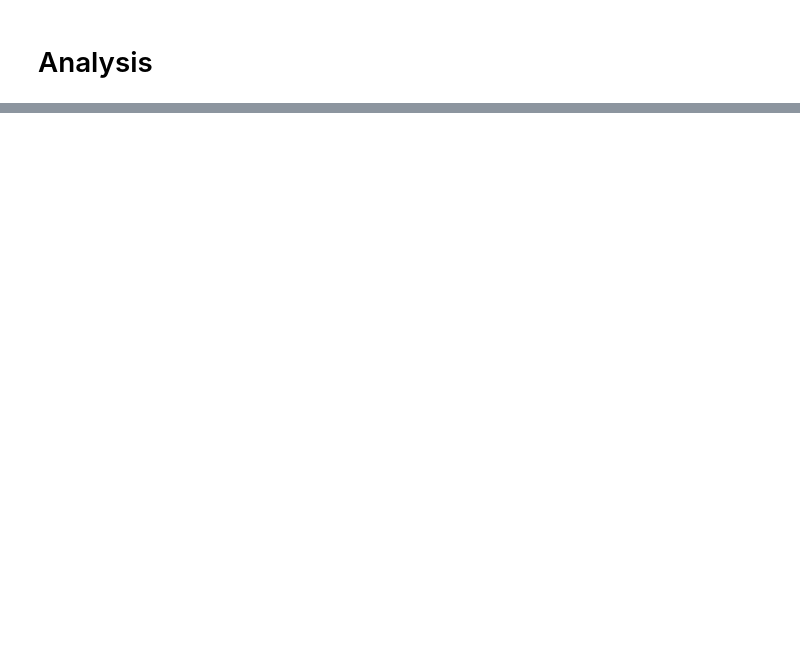
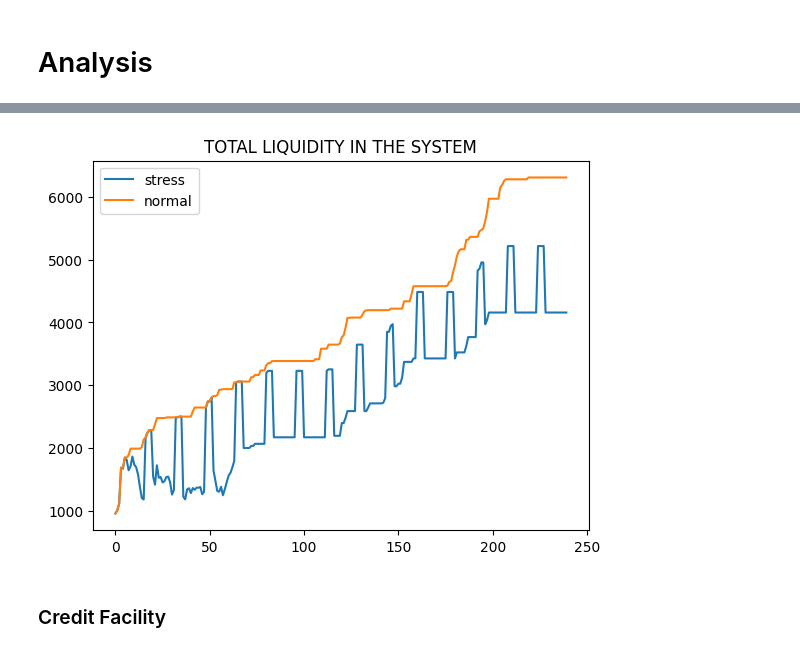
Before and after one commit to hanzholahs/PSSimPy-Use-Case-for-Bank-Failure, a Jupyter notebook: analysis.ipynb, the cells around one changed output, grey strips where cells are left out. Saved outputs shown, nothing was run; the diff lists cells and outputs as text; code cells hidden in the pictures; blank space fills up the shorter version.

```diff
--- a/analysis.ipynb
+++ b/analysis.ipynb
@@ -48,0 +148,9 @@ for file in [file for file in os.listdir() if file.endswith('.csv')]:
+# %%
+import re
+
+blnc_normal = pd.read_csv('sim-normal-account_balance.csv')
+blnc_normal = blnc_normal.pivot(index=['day', 'time'], columns=['account'], values=['balance'])
+blnc_normal.columns = blnc_normal.columns.to_flat_index().str.join('_')
+blnc_normal.columns = blnc_normal.columns.map(lambda c: re.sub('_$', '', c))
+blnc_normal = blnc_normal.reset_index()
+blnc_normal
@@ -48,0 +171,11 @@ for file in [file for file in os.listdir() if file.endswith('.csv')]:
+# %%
+blnc_stress = pd.read_csv('sim-stress-account_balance.csv')
+blnc_stress = blnc_stress.pivot(index=['day', 'time'], columns=['account'], values=['balance'])
+blnc_stress.columns = blnc_stress.columns.to_flat_index().str.join('_')
+blnc_stress.columns = blnc_stress.columns.map(lambda c: re.sub('_$', '', c))
+blnc_stress = blnc_stress.reset_index()
+
+# replace balance of failed banks into 0
+blnc_stress.loc[(blnc_stress['day']>=1) & (blnc_stress['time']>='09:00'), 'balance_acc1'] = 0
+
+blnc_stress
@@ -48,0 +196,13 @@ for file in [file for file in os.listdir() if file.endswith('.csv')]:
+# %%
+total_liquidity_stress = blnc_stress.loc[:, blnc_stress.columns.difference(['day', 'time'])].sum(axis=1)
+total_liquidity_normal = blnc_normal.loc[:, blnc_normal.columns.difference(['day', 'time'])].sum(axis=1)
+
+plt.plot(total_liquidity_stress, label='stress')
+plt.plot(total_liquidity_normal, label='normal')
+plt.title('TOTAL LIQUIDITY IN THE SYSTEM')
+plt.legend()
+plt.show()
+# %% [output]
+[figure, added]
+# %% [markdown]
+### Credit Facility
```
Also changed, not shown: parts of 28 cells of this notebook.
